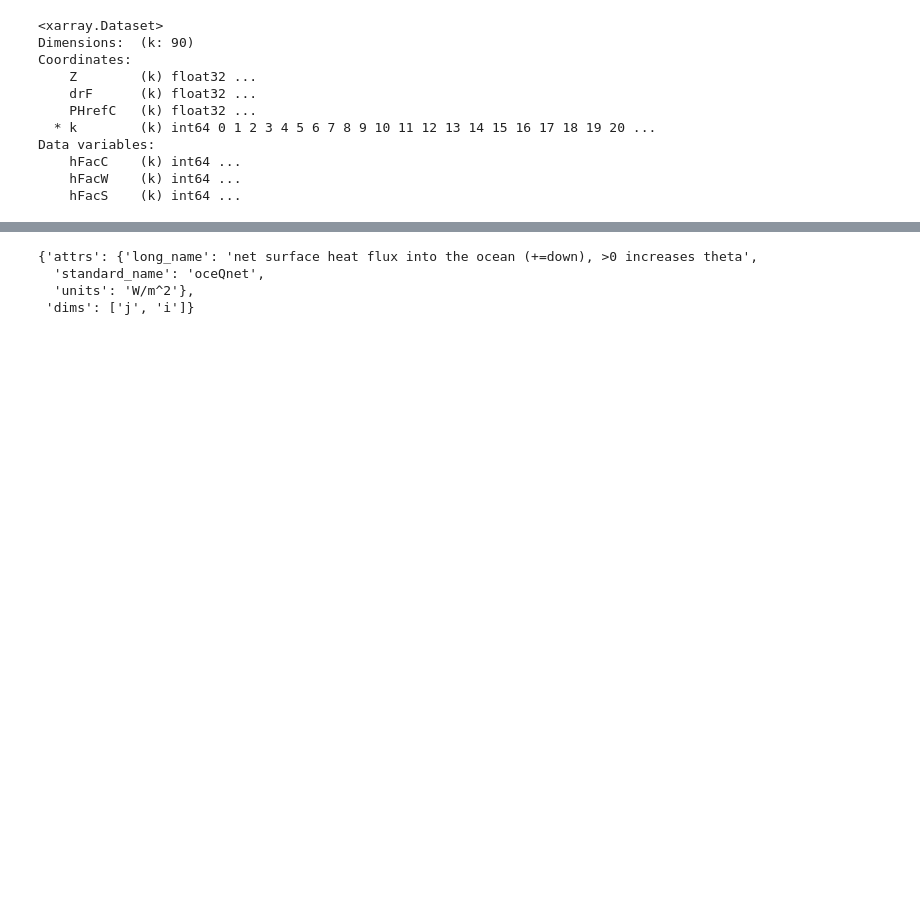
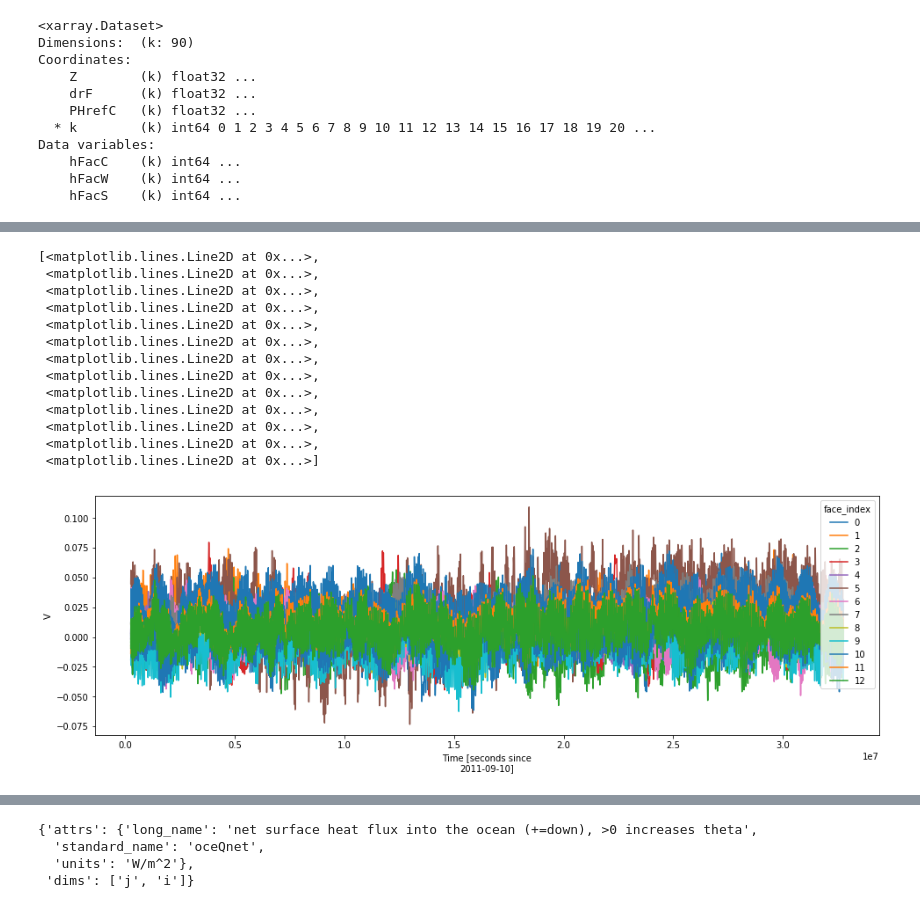
Before and after one commit to rabernat/llcreader, a Jupyter notebook: load_llc.ipynb, the cells around one changed output, grey strips where cells are left out. Cells and saved outputs as stored; diff of their text form; code cells hidden in the pictures; blank space fills up the shorter version.

```diff
--- a/load_llc.ipynb
+++ b/load_llc.ipynb
@@ -176,0 +286,2 @@ ds_subset.nbytes / 1e9
+# %%
+base_dir = '/nobackup/rpaberna/llc4320_zarr/'
@@ -176,0 +294,10 @@ ds_subset.nbytes / 1e9
+# %%
+for vname in ['V']:
+    output_dir = base_dir + vname
+    ds_drop = ds_subset[[vname]].reset_coords(drop=True)
+    to_zarr = ds_drop.to_zarr(output_dir, compute=False)
+    ts = ds_drop[vname].mean(axis=(-1, -2))
+    res, ts = dask.compute(to_zarr, ts, retries=5)
+    ts.to_netcdf('llc4320_checksums/%s_ts.nc' % vname)
+    plt.figure()
+    ts.fillna(-99).plot.line(x='time', figsize=(16,5))
@@ -176,0 +314,17 @@ ds_subset.nbytes / 1e9
+# %%
+ts.fillna(-99).plot.line(x='time', figsize=(16,5))
+# %% [output]
+[<matplotlib.lines.Line2D at 0x...>,
+ <matplotlib.lines.Line2D at 0x...>,
+ <matplotlib.lines.Line2D at 0x...>,
+ <matplotlib.lines.Line2D at 0x...>,
+ <matplotlib.lines.Line2D at 0x...>,
+ <matplotlib.lines.Line2D at 0x...>,
+ <matplotlib.lines.Line2D at 0x...>,
+ <matplotlib.lines.Line2D at 0x...>,
+ <matplotlib.lines.Line2D at 0x...>,
+ <matplotlib.lines.Line2D at 0x...>,
+ <matplotlib.lines.Line2D at 0x...>,
+ <matplotlib.lines.Line2D at 0x...>,
+ <matplotlib.lines.Line2D at 0x...>]
+[figure, added]
```
Also changed, not shown: parts of 49 cells of this notebook.
